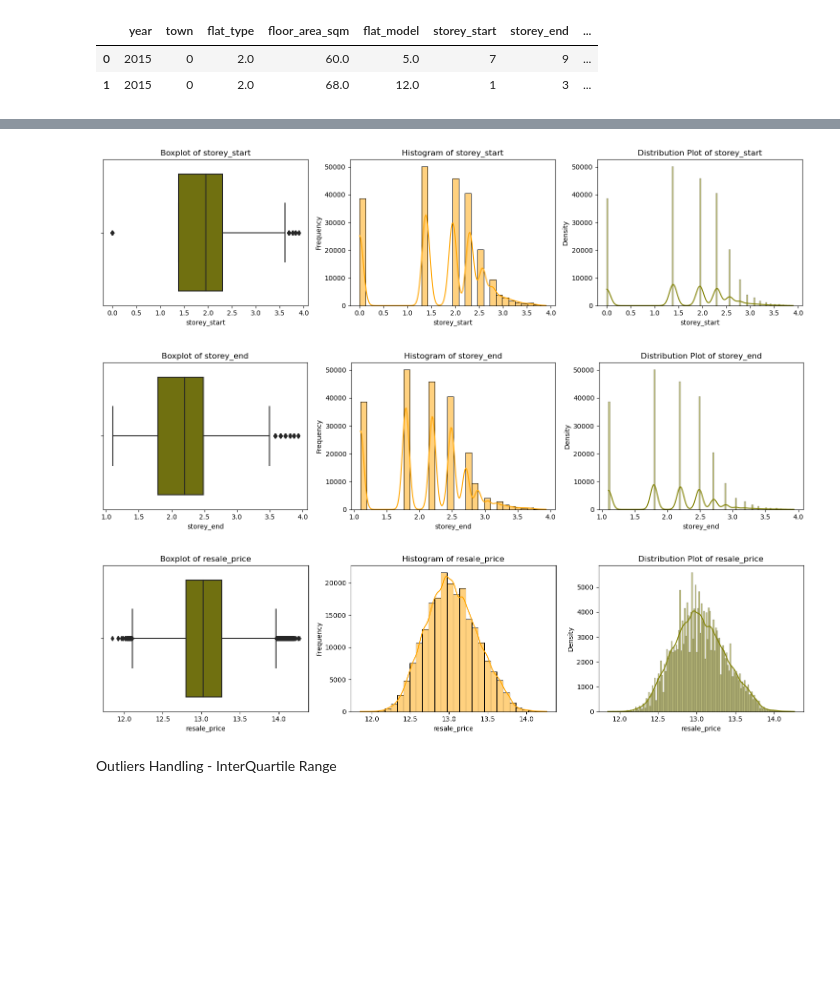
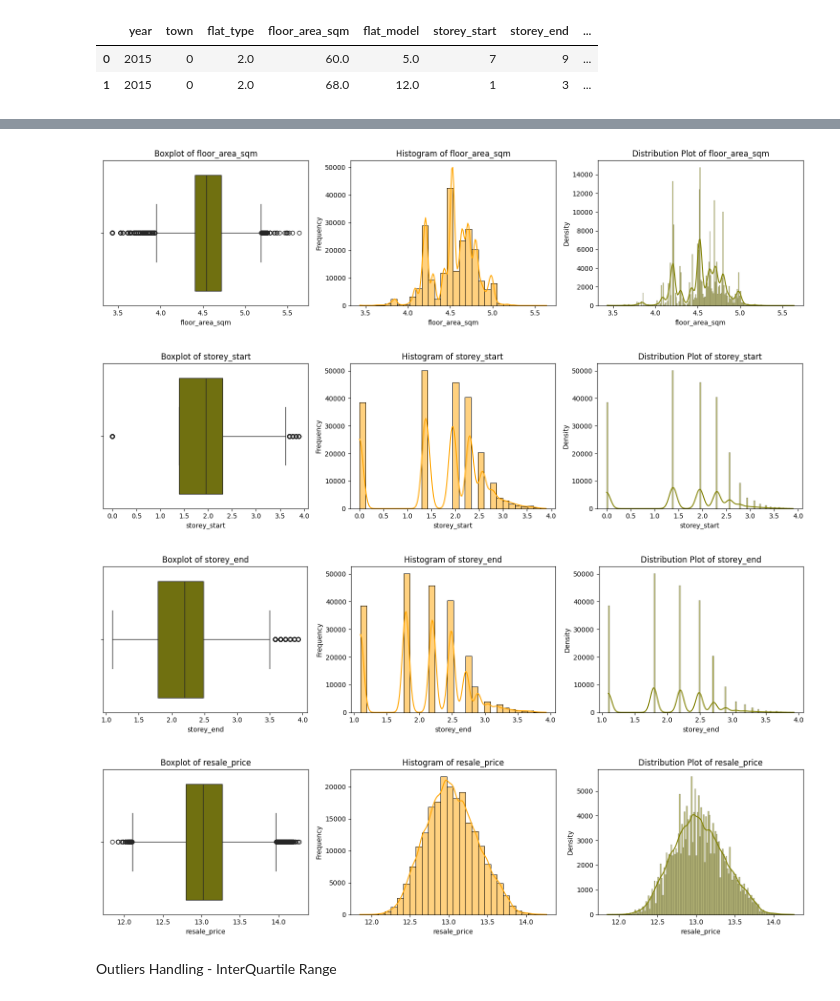
Before and after one commit to kalai2315/resale_flat_singapore_project, a Jupyter notebook: S_flat_resale.ipynb, the cells around one changed output, grey strips where cells are left out. Cells and saved outputs as stored; diff of their text form; code cells hidden in the pictures; blank space fills up the shorter version.

```diff
--- a/S_flat_resale.ipynb
+++ b/S_flat_resale.ipynb
@@ -306,36 +348,39 @@ df_log["storey_start"]= np.log(df_log["storey_start"])
 df_log["storey_end"]= np.log(df_log["storey_end"])
 df_log["resale_price"]= np.log(df_log["resale_price"])
 # %%
-skewed_columns=["storey_start","storey_end","resale_price"]
-for i in skewed_columns:
+# List of column names
+skewed_columns = ["floor_area_sqm", "storey_start", "storey_end", "resale_price"]
+
+for column in skewed_columns:
     plt.figure(figsize=(15, 4))  # Create a new figure for each column
 
     # Boxplot
     plt.subplot(1, 3, 1)
-    sns.boxplot(data=df_log, x=i,color="olive")
-    plt.title(f'Boxplot of {i}')
-    plt.xlabel(i)
+    sns.boxplot(data=df_log, x=column, color="olive")
+    plt.title(f'Boxplot of {column}')
+    plt.xlabel(column)
 
     # Histogram
     plt.subplot(1, 3, 2)
-    sns.histplot(data=df_log, x=i, kde=True,bins=30,color="orange")
-    plt.title(f'Histogram of {i}')
-    plt.xlabel(i)
+    sns.histplot(data=df_log, x=column, kde=True, bins=30, color="orange")
+    plt.title(f'Histogram of {column}')
+    plt.xlabel(column)
     plt.ylabel('Frequency')
 
     # Distribution Plot
     plt.subplot(1, 3, 3)
-    sns.histplot(df_log[i], kde=True,color="olive")
-    plt.title(f'Distribution Plot of {i}')
-    plt.xlabel(i)
+    sns.histplot(df_log[column], kde=True, color="olive")
+    plt.title(f'Distribution Plot of {column}')
+    plt.xlabel(column)
     plt.ylabel('Density')
 
     plt.tight_layout()
     plt.show()
 # %% [output]
-[figure, old version]
+[figure, new version]
-[figure, old version]
+[figure, new version]
-[figure, old version]
+[figure, new version]
+[figure, added]
 # %% [markdown]
 Outliers Handling - InterQuartile Range
 # %%
```
Also changed, not shown: parts of 24 cells of this notebook.
